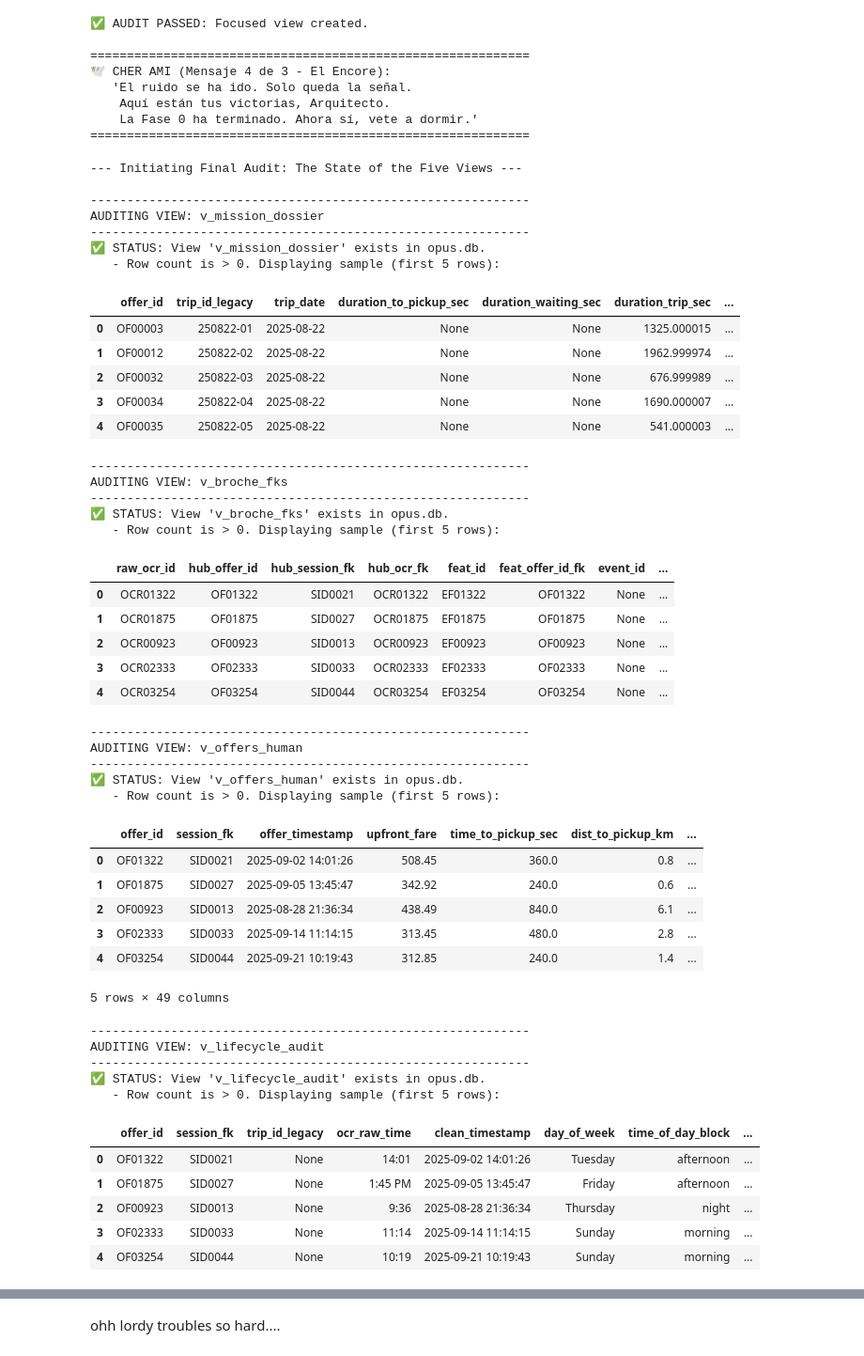
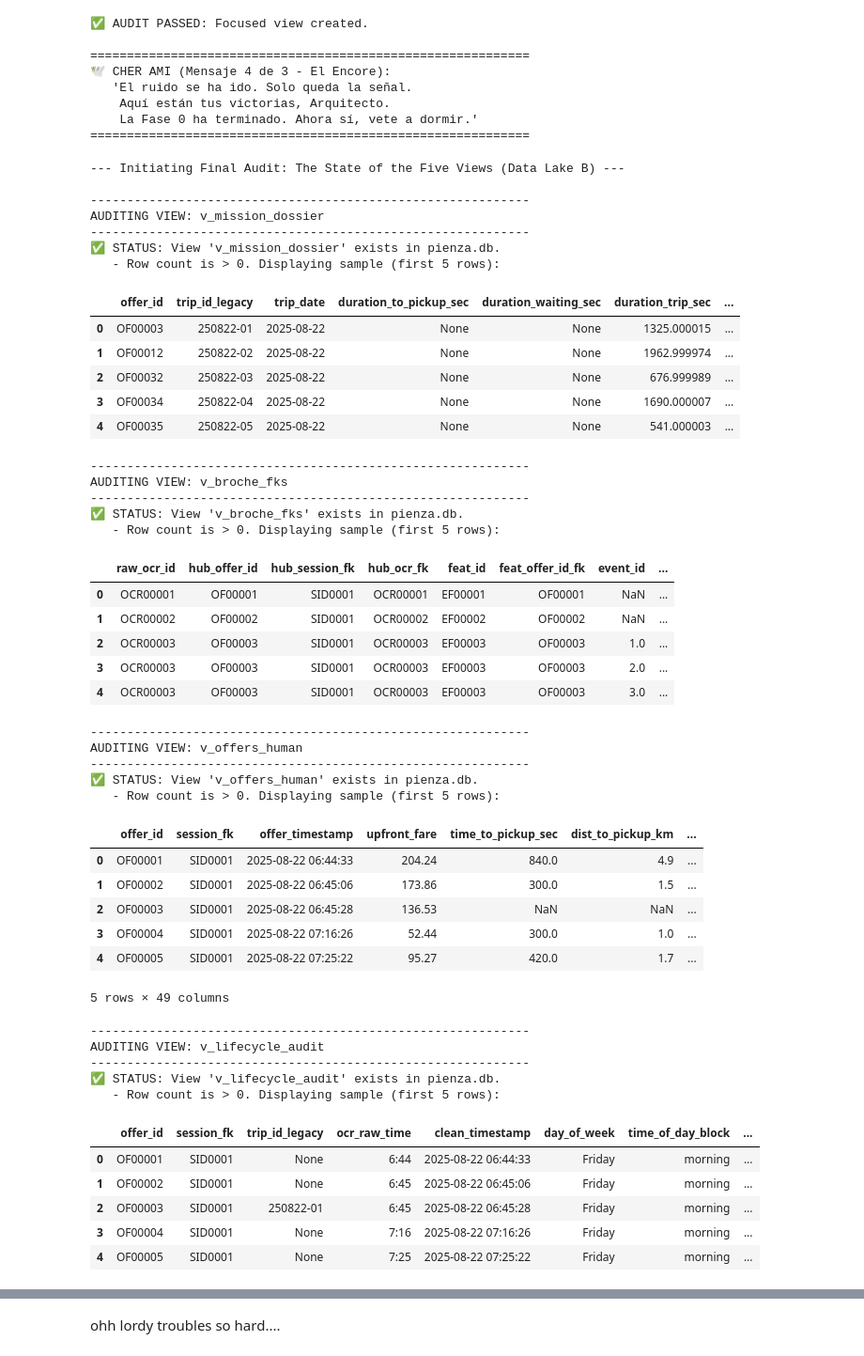
Before and after one commit to WiseExMachina/pienza, a Jupyter notebook: Phase_2_Data_Engineering/0111b_ETL_Big_Bang_pienzadb.ipynb, the cells around one changed output, grey strips where cells are left out. Shown at 94% size. Drawn from its saved outputs; the diff is of its cells as text; code cells hidden in the pictures.

```diff
--- a/Phase_2_Data_Engineering/0111b_ETL_Big_Bang_pienzadb.ipynb
+++ b/Phase_2_Data_Engineering/0111b_ETL_Big_Bang_pienzadb.ipynb
@@ -5555,28 +5555,28 @@ except Exception as e:
 ============================================================
 # %%
 # ==============================================================================
-# CELL [FINAL]: THE "FIVE VIEWS" FINAL AUDIT
+# === CELL B71: [FINAL] - THE "FIVE VIEWS" FINAL AUDIT
+# Target: Notebook 0111b (Data Lake) | Database: pienza.db
 # ==============================================================================
-# Author v2: _Pienza, ex_machina
-# Purpose: This cell performs a non-destructive audit of the five critical
-#          analytical views. It verifies their existence and displays a sample
-#          of each to provide the Architect with a final, visual confirmation
-#          of the database's state before concluding the ETL run.
-# ==============================================================================
-
 import pandas as pd
+import os
 from sqlalchemy import create_engine, inspect
 
-print("--- Initiating Final Audit: The State of the Five Views ---")
+print("--- Initiating Final Audit: The State of the Five Views (Data Lake B) ---")
 
-# ------------------------------------------------------------------------------
+# --- Setup Configuration ---
+if 'db_file_path' not in locals() and 'db_file_path' not in globals():
+    project_root = '/workspaces/pienza'
+    db_path = os.path.join(project_root, 'data/big_bang/pienza.db')
+else:
+    db_path = db_file_path
+
+db_engine = create_engine(f'sqlite:///{db_path}')
+
 # 1. SETUP & VIEW LIST
-# ------------------------------------------------------------------------------
-# We use the inspector to get a list of all views in the database.
 inspector = inspect(db_engine)
 all_views = inspector.get_view_names()
 
-# This is our "checklist" of views that MUST exist.
 views_to_audit = [
     'v_mission_dossier',
     'v_broche_fks',
@@ -5585,9 +5585,7 @@ views_to_audit = [
     'v_lifecycle_audit_accepted'
 ]
 
-# ------------------------------------------------------------------------------
 # 2. THE AUDIT LOOP
-# ------------------------------------------------------------------------------
 all_audits_passed = True
 
 for view_name in views_to_audit:
@@ -5596,10 +5594,9 @@ for view_name in views_to_audit:
     print("-" * 60)
 
     if view_name in all_views:
-        print(f"✅ STATUS: View '{view_name}' exists in opus.db.")
+        print(f"✅ STATUS: View '{view_name}' exists in {os.path.basename(db_path)}.")
 
         try:
-            # Display the head of the view to show its content
             view_df = pd.read_sql(f"SELECT * FROM {view_name} LIMIT 5", db_engine)
 
             if not view_df.empty:
@@ -5616,67 +5613,64 @@ for view_name in views_to_audit:
         print(f"   - 🔴 CRITICAL FAILURE: View '{view_name}' does not exist in the database.")
         all_audits_passed = False
 
-# ------------------------------------------------------------------------------
 # 3. THE FINAL VERDICT
-# ------------------------------------------------------------------------------
 print("\n" + "="*60)
 if all_audits_passed:
     print("✅✅✅  AUDIT COMPLETE: ALL FIVE VIEWS ARE LIVE AND FUNCTIONAL. ✅✅✅")
     print("   The analytical layer is confirmed to be intact.")
     print("   The ETL Golden Run is a definitive success.")
 else:
     print("🔴🔴🔴 AUDIT FAILED: One or more critical views are missing or broken.")
     print("   Review the errors above.")
-
 print("="*60)
 # %% [output]
---- Initiating Final Audit: The State of the Five Views ---
+--- Initiating Final Audit: The State of the Five Views (Data Lake B) ---
 
 ------------------------------------------------------------
 AUDITING VIEW: v_mission_dossier
 ------------------------------------------------------------
-✅ STATUS: View 'v_mission_dossier' exists in opus.db.
+✅ STATUS: View 'v_mission_dossier' exists in pienza.db.
    - Row count is > 0. Displaying sample (first 5 rows):
 |  | offer_id | trip_id_legacy | trip_date | duration_to_pickup_sec | duration_waiting_sec | duration_trip_sec | ... |
 | 0 | OF00003 | 250822-01 | 2025-08-22 | None | None | 1325.000015 | ... |
 | 1 | OF00012 | 250822-02 | 2025-08-22 | None | None | 1962.999974 | ... |
 | 2 | OF00032 | 250822-03 | 2025-08-22 | None | None | 676.999989 | ... |
 | 3 | OF00034 | 250822-04 | 2025-08-22 | None | None | 1690.000007 | ... |
 | 4 | OF00035 | 250822-05 | 2025-08-22 | None | None | 541.000003 | ... |
 ------------------------------------------------------------
 AUDITING VIEW: v_broche_fks
 ------------------------------------------------------------
-✅ STATUS: View 'v_broche_fks' exists in opus.db.
+✅ STATUS: View 'v_broche_fks' exists in pienza.db.
    - Row count is > 0. Displaying sample (first 5 rows):
 |  | raw_ocr_id | hub_offer_id | hub_session_fk | hub_ocr_fk | feat_id | feat_offer_id_fk | event_id | ... |
-| 0 | OCR01322 | OF01322 | SID0021 | OCR01322 | EF01322 | OF01322 | None | ... |
-| 1 | OCR01875 | OF01875 | SID0027 | OCR01875 | EF01875 | OF01875 | None | ... |
-| 2 | OCR00923 | OF00923 | SID0013 | OCR00923 | EF00923 | OF00923 | None | ... |
-| 3 | OCR02333 | OF02333 | SID0033 | OCR02333 | EF02333 | OF02333 | None | ... |
-| 4 | OCR03254 | OF03254 | SID0044 | OCR03254 | EF03254 | OF03254 | None | ... |
+| 0 | OCR00001 | OF00001 | SID0001 | OCR00001 | EF00001 | OF00001 | NaN | ... |
+| 1 | OCR00002 | OF00002 | SID0001 | OCR00002 | EF00002 | OF00002 | NaN | ... |
+| 2 | OCR00003 | OF00003 | SID0001 | OCR00003 | EF00003 | OF00003 | 1.0 | ... |
+| 3 | OCR00003 | OF00003 | SID0001 | OCR00003 | EF00003 | OF00003 | 2.0 | ... |
+| 4 | OCR00003 | OF00003 | SID0001 | OCR00003 | EF00003 | OF00003 | 3.0 | ... |
 ------------------------------------------------------------
 AUDITING VIEW: v_offers_human
 ------------------------------------------------------------
-✅ STATUS: View 'v_offers_human' exists in opus.db.
+✅ STATUS: View 'v_offers_human' exists in pienza.db.
    - Row count is > 0. Displaying sample (first 5 rows):
 |  | offer_id | session_fk | offer_timestamp | upfront_fare | time_to_pickup_sec | dist_to_pickup_km | ... |
-| 0 | OF01322 | SID0021 | 2025-09-02 14:01:26 | 508.45 | 360.0 | 0.8 | ... |
-| 1 | OF01875 | SID0027 | 2025-09-05 13:45:47 | 342.92 | 240.0 | 0.6 | ... |
-| 2 | OF00923 | SID0013 | 2025-08-28 21:36:34 | 438.49 | 840.0 | 6.1 | ... |
-| 3 | OF02333 | SID0033 | 2025-09-14 11:14:15 | 313.45 | 480.0 | 2.8 | ... |
-| 4 | OF03254 | SID0044 | 2025-09-21 10:19:43 | 312.85 | 240.0 | 1.4 | ... |
+| 0 | OF00001 | SID0001 | 2025-08-22 06:44:33 | 204.24 | 840.0 | 4.9 | ... |
+| 1 | OF00002 | SID0001 | 2025-08-22 06:45:06 | 173.86 | 300.0 | 1.5 | ... |
+| 2 | OF00003 | SID0001 | 2025-08-22 06:45:28 | 136.53 | NaN | NaN | ... |
+| 3 | OF00004 | SID0001 | 2025-08-22 07:16:26 | 52.44 | 300.0 | 1.0 | ... |
+| 4 | OF00005 | SID0001 | 2025-08-22 07:25:22 | 95.27 | 420.0 | 1.7 | ... |
 5 rows × 49 columns
 ------------------------------------------------------------
 AUDITING VIEW: v_lifecycle_audit
 ------------------------------------------------------------
-✅ STATUS: View 'v_lifecycle_audit' exists in opus.db.
+✅ STATUS: View 'v_lifecycle_audit' exists in pienza.db.
    - Row count is > 0. Displaying sample (first 5 rows):
 |  | offer_id | session_fk | trip_id_legacy | ocr_raw_time | clean_timestamp | day_of_week | time_of_day_block | ... |
-| 0 | OF01322 | SID0021 | None | 14:01 | 2025-09-02 14:01:26 | Tuesday | afternoon | ... |
-| 1 | OF01875 | SID0027 | None | 1:45 PM | 2025-09-05 13:45:47 | Friday | afternoon | ... |
-| 2 | OF00923 | SID0013 | None | 9:36 | 2025-08-28 21:36:34 | Thursday | night | ... |
-| 3 | OF02333 | SID0033 | None | 11:14 | 2025-09-14 11:14:15 | Sunday | morning | ... |
-| 4 | OF03254 | SID0044 | None | 10:19 | 2025-09-21 10:19:43 | Sunday | morning | ... |
+| 0 | OF00001 | SID0001 | None | 6:44 | 2025-08-22 06:44:33 | Friday | morning | ... |
+| 1 | OF00002 | SID0001 | None | 6:45 | 2025-08-22 06:45:06 | Friday | morning | ... |
+| 2 | OF00003 | SID0001 | 250822-01 | 6:45 | 2025-08-22 06:45:28 | Friday | morning | ... |
+| 3 | OF00004 | SID0001 | None | 7:16 | 2025-08-22 07:16:26 | Friday | morning | ... |
+| 4 | OF00005 | SID0001 | None | 7:25 | 2025-08-22 07:25:22 | Friday | morning | ... |
 5 rows × 35 columns
 ------------------------------------------------------------
 AUDITING VIEW: v_lifecycle_audit_accepted
```
Also changed, not shown: parts of 58 cells of this notebook, 1 other file.
